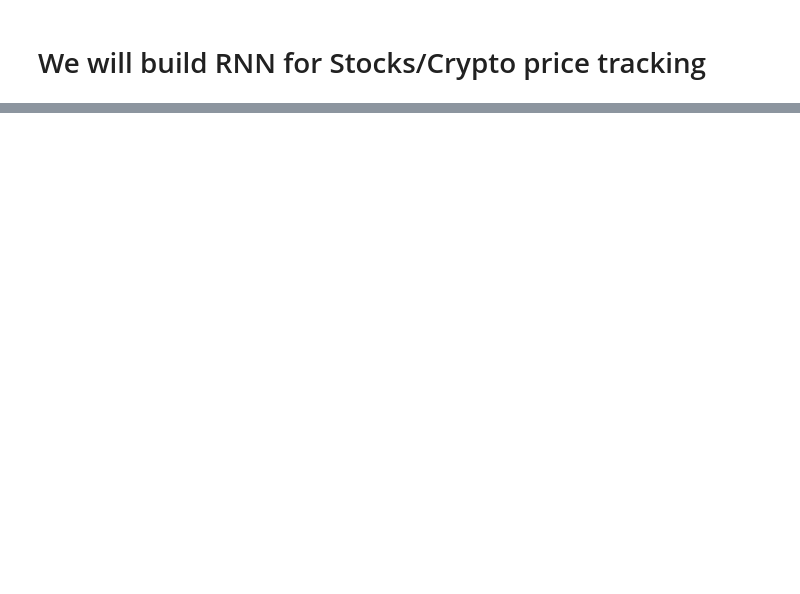
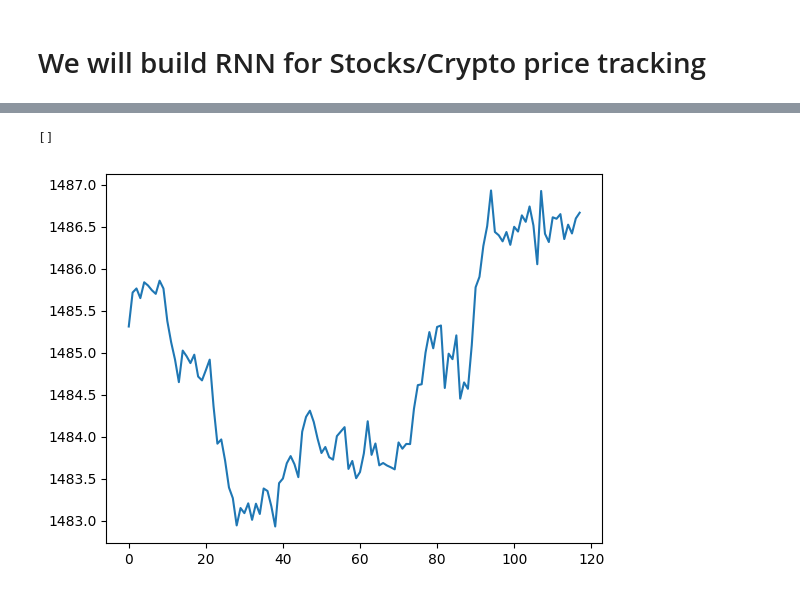
Before and after one commit to Harsh-Agarwals/NLP, a Jupyter notebook: Codes/models/rnns/rnn_variations.ipynb, the cells around one changed output, grey strips where cells are left out. Cells and saved outputs as stored; diff of their text form; code cells hidden in the pictures; blank space fills up the shorter version.

```diff
--- a/Codes/models/rnns/rnn_variations.ipynb
+++ b/Codes/models/rnns/rnn_variations.ipynb
@@ -96,0 +363,4 @@ plt.show()
+# %%
+device = "cuda" if torch.cuda.is_available() else "mps" if torch.backends.mps.is_available() else "cpu"
+
+device
@@ -96,0 +369,16 @@ plt.show()
+# %%
+class SimpleRNN(nn.Module):
+    def __init__(self, input_size, output_size, hidden_size, num_layers, nonlinearity, dropout, bidirectional):
+        super().__init__()
+        self.rnn = nn.RNN(input_size=input_size, hidden_size=hidden_size, num_layers=num_layers, nonlinearity=nonlinearity, dropout=dropout, bidirectional=bidirectional, batch_first=True)
+        self.linear = nn.Linear(in_features=hidden_size, out_features=output_size)
+
+    def forward(self, x: torch.Tensor) -> torch.Tensor:
+        output, h = self.rnn(x) # output: (batch, seq_len, hidden_size)
+        output = self.linear(output[:, -1, :]) # passing only last value of hidden layer for each batch (h_n value), we can also pass mean etch for all sequences too
+        return output
+
+simpleRNN = SimpleRNN(input_size=1, output_size=1, hidden_size=64, num_layers=1, nonlinearity="tanh", dropout=0, bidirectional=False)
+simpleRNN.to(device=device)
+
+simpleRNN, next(simpleRNN.parameters()).device, sum(torch.numel(i) for i in simpleRNN.parameters() if i.requires_grad), simpleRNN.state_dict()
@@ -96,0 +466,13 @@ plt.show()
+# %%
+outputs = []
+truths = []
+
+simpleRNN.eval()
+with torch.no_grad():
+    for X, y in test_dataloader:
+        preds = simpleRNN(X.to(device))
+        outputs += preds.cpu()
+        truths += y.cpu()
+
+outputs = [i.item() for i in outputs]
+outputs, truths
@@ -96,0 +497,6 @@ plt.show()
+# %%
+otp = pd.DataFrame(outputs)
+otp['nn'] = truths
+
+otp.columns = ['outputs', 'actual']
+otp
@@ -96,0 +517,7 @@ plt.show()
+# %%
+plt.plot(scaler.inverse_transform(otp)[:, 0])
+
+plt.plot()
+# %% [output]
+[]
+[figure, added]
```
Also changed, not shown: parts of 53 cells of this notebook, 1 other file.
